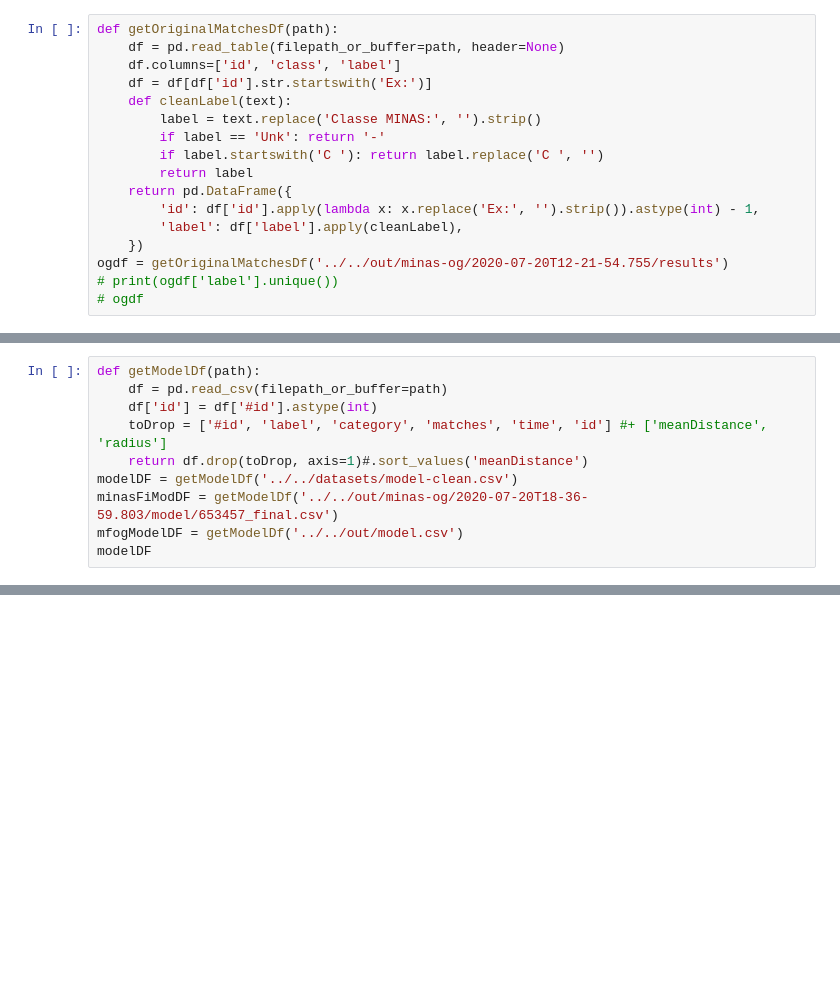
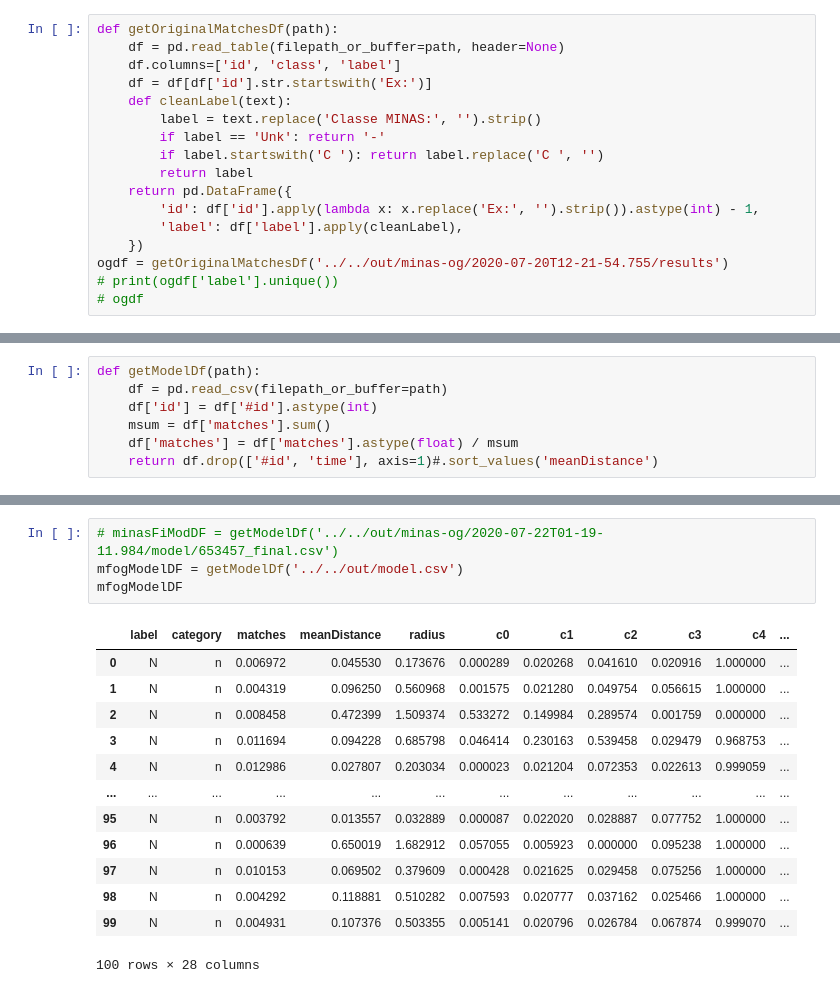
Before and after one commit to luis-puhl/minas-flink, a Jupyter notebook: mfog-mpi/src/minas/evaluate.ipynb, the cells around one changed output, grey strips where cells are left out. Drawn from its saved outputs; the diff is of its cells as text; blank space fills up the shorter version.

```diff
--- a/mfog-mpi/src/minas/evaluate.ipynb
+++ b/mfog-mpi/src/minas/evaluate.ipynb
@@ -159,9 +163,6 @@ Index: []
 def getModelDf(path):
     df = pd.read_csv(filepath_or_buffer=path)
     df['id'] = df['#id'].astype(int)
-    toDrop = ['#id', 'label', 'category', 'matches', 'time', 'id'] #+ ['meanDistance', 'radius']
-    return df.drop(toDrop, axis=1)#.sort_values('meanDistance')
-modelDF = getModelDf('../../datasets/model-clean.csv')
-minasFiModDF = getModelDf('../../out/minas-og/2020-07-20T18-36-59.803/model/653457_final.csv')
-mfogModelDF = getModelDf('../../out/model.csv')
-modelDF
+    msum = df['matches'].sum()
+    df['matches'] = df['matches'].astype(float) / msum
+    return df.drop(['#id', 'time'], axis=1)#.sort_values('meanDistance')
@@ -244,0 +186,18 @@ In [ ]:
+# %%
+# minasFiModDF = getModelDf('../../out/minas-og/2020-07-22T01-19-11.984/model/653457_final.csv')
+mfogModelDF = getModelDf('../../out/model.csv')
+mfogModelDF
+# %% [output]
+|  | label | category | matches | meanDistance | radius | c0 | c1 | c2 | c3 | c4 | ... |
+| 0 | N | n | 0.006972 | 0.045530 | 0.173676 | 0.000289 | 0.020268 | 0.041610 | 0.020916 | 1.000000 | ... |
+| 1 | N | n | 0.004319 | 0.096250 | 0.560968 | 0.001575 | 0.021280 | 0.049754 | 0.056615 | 1.000000 | ... |
+| 2 | N | n | 0.008458 | 0.472399 | 1.509374 | 0.533272 | 0.149984 | 0.289574 | 0.001759 | 0.000000 | ... |
+| 3 | N | n | 0.011694 | 0.094228 | 0.685798 | 0.046414 | 0.230163 | 0.539458 | 0.029479 | 0.968753 | ... |
+| 4 | N | n | 0.012986 | 0.027807 | 0.203034 | 0.000023 | 0.021204 | 0.072353 | 0.022613 | 0.999059 | ... |
+| ... | ... | ... | ... | ... | ... | ... | ... | ... | ... | ... | ... |
+| 95 | N | n | 0.003792 | 0.013557 | 0.032889 | 0.000087 | 0.022020 | 0.028887 | 0.077752 | 1.000000 | ... |
+| 96 | N | n | 0.000639 | 0.650019 | 1.682912 | 0.057055 | 0.005923 | 0.000000 | 0.095238 | 1.000000 | ... |
+| 97 | N | n | 0.010153 | 0.069502 | 0.379609 | 0.000428 | 0.021625 | 0.029458 | 0.075256 | 1.000000 | ... |
+| 98 | N | n | 0.004292 | 0.118881 | 0.510282 | 0.007593 | 0.020777 | 0.037162 | 0.025466 | 1.000000 | ... |
+| 99 | N | n | 0.004931 | 0.107376 | 0.503355 | 0.005141 | 0.020796 | 0.026784 | 0.067874 | 0.999070 | ... |
+100 rows × 28 columns
```
Also changed, not shown: parts of 18 cells of this notebook, 2 other files.
